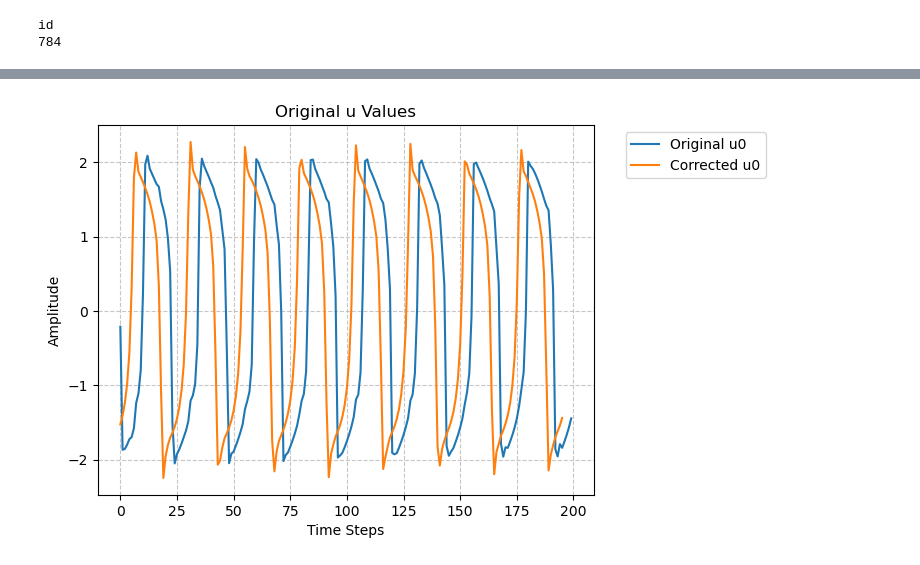
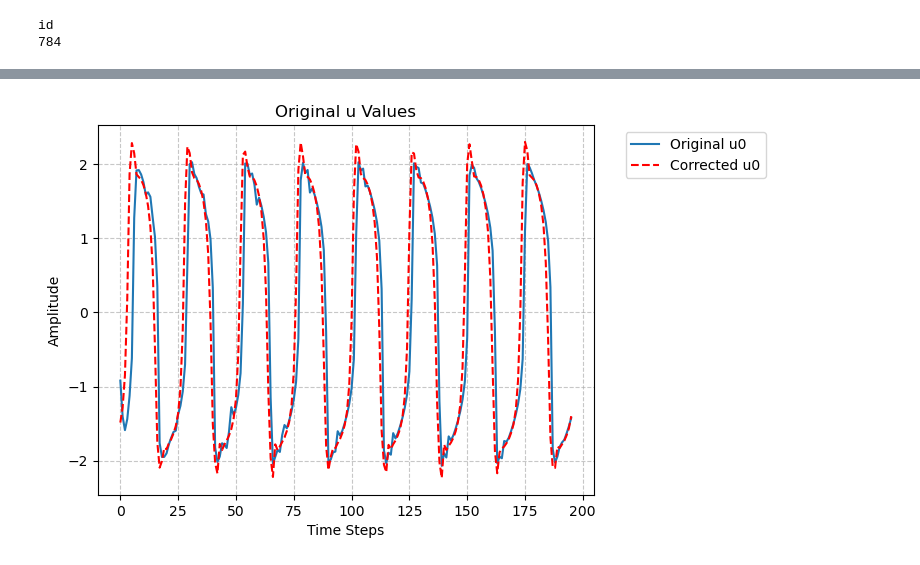
Before and after one commit to bucciadimela2-0/NeuronForecasting, a Jupyter notebook: main.ipynb, the cells around one changed output, grey strips where cells are left out. Cells and saved outputs as stored; diff of their text form; code cells hidden in the pictures.

```diff
--- a/main.ipynb
+++ b/main.ipynb
@@ -67,7 +67,7 @@ id
 #modello quanti valori predice?
 model = hybrid_model._create_gru(len(sol[1]),len(sol[1]), same_size = True)
 
-optimizer = optim.Adam(model.parameters(), lr=0.001)
+optimizer = optim.Adam(model.parameters(), lr=0.01)
 
 trained_model = hybrid_model._train(model,x_train,y_train,optimizer,epochs = 200 )
 # %% [output]
@@ -84,15 +76,14 @@ Epoch [200/200], Train Loss: 0.0233
 # %%
 forecasted = hybrid_model._forecast(trained_model, x_test, y_test)
 # %%
-
 #sol = hybrid_model._standardize(sol)
 for i in range(1):  # Limit to 5 neurons for readability
-        plt.plot(sol[:200, i], label=f'Original u{i}')
-        plt.plot(forecasted[:2000,i], label=f'Corrected u{i}')
+        plt.plot(sol[:196, 2], label=f'Original u{i}')
+        plt.plot(forecasted[:196,2], label=f'Corrected u{i}', color='red', linestyle='dashed')
 plt.title('Original u Values')
 plt.xlabel('Time Steps')
 plt.ylabel('Amplitude')
 plt.legend(bbox_to_anchor=(1.05, 1), loc='upper left')
 plt.grid(True, linestyle='--', alpha=0.7)
 # %% [output]
-[figure, old version]
+[figure, new version]
```
Also changed, not shown: parts of 7 cells of this notebook, 9 other files.
